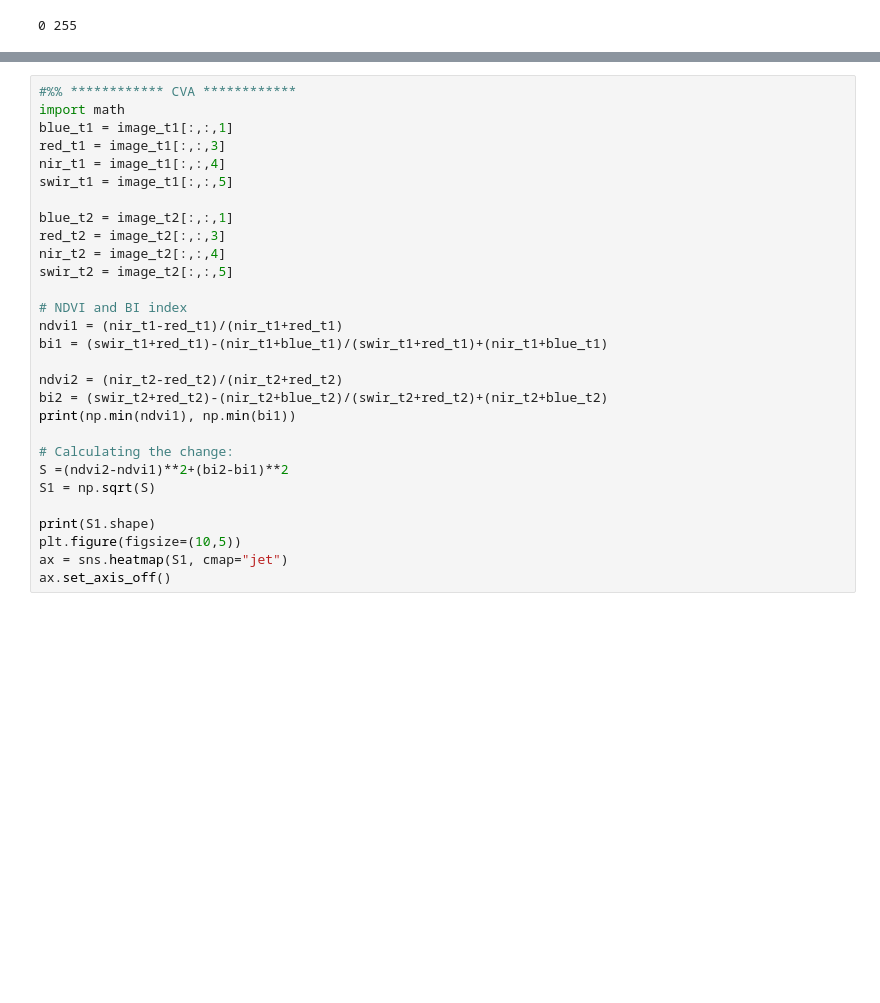
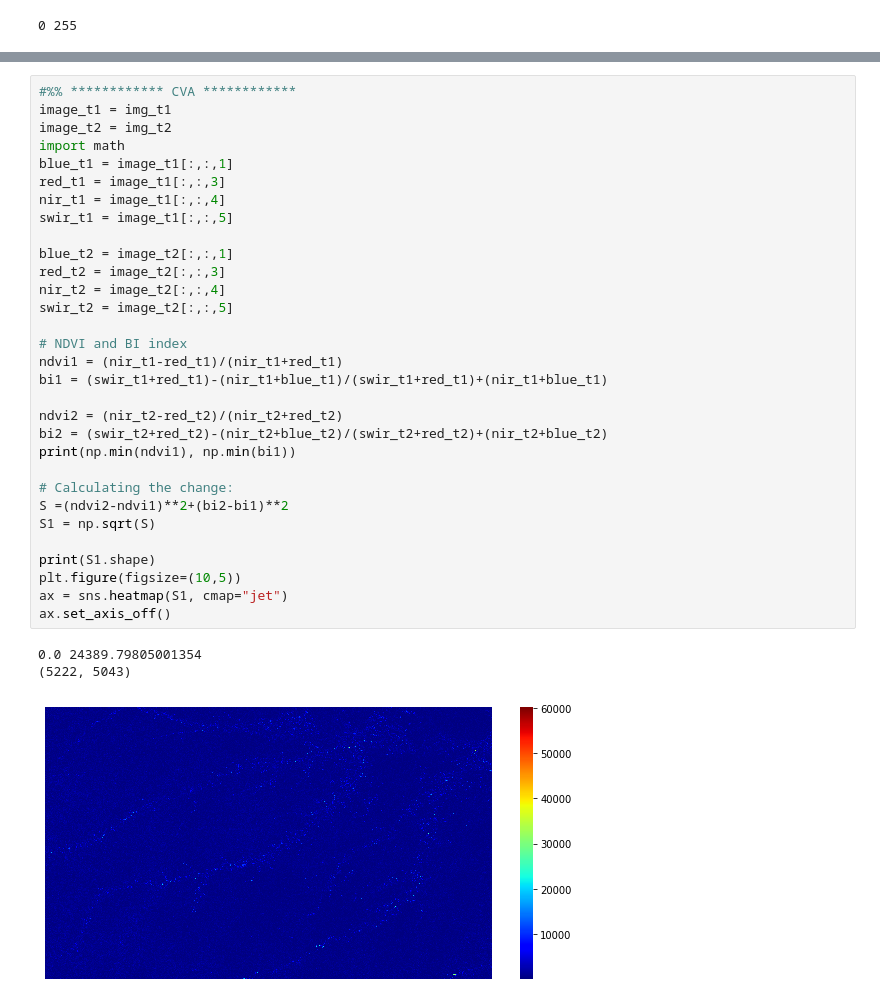
Before and after one commit to thimabru1010/resuneta, a Jupyter notebook: test_notebooks/CVA_test.ipynb, the cells around one changed output, grey strips where cells are left out. Cells and saved outputs as stored; diff of their text form; blank space fills up the shorter version.

```diff
--- a/test_notebooks/CVA_test.ipynb
+++ b/test_notebooks/CVA_test.ipynb
@@ -65,29 +66,35 @@ plt.imshow(img_t1_bgr)
 # %%
 #%% ************ CVA ************
+image_t1 = img_t1
+image_t2 = img_t2
 import math
 blue_t1 = image_t1[:,:,1]
 red_t1 = image_t1[:,:,3]
 nir_t1 = image_t1[:,:,4]
 swir_t1 = image_t1[:,:,5]
 
 blue_t2 = image_t2[:,:,1]
 red_t2 = image_t2[:,:,3]
 nir_t2 = image_t2[:,:,4]
 swir_t2 = image_t2[:,:,5]
 
 # NDVI and BI index
 ndvi1 = (nir_t1-red_t1)/(nir_t1+red_t1)
 bi1 = (swir_t1+red_t1)-(nir_t1+blue_t1)/(swir_t1+red_t1)+(nir_t1+blue_t1)
 
 ndvi2 = (nir_t2-red_t2)/(nir_t2+red_t2)
 bi2 = (swir_t2+red_t2)-(nir_t2+blue_t2)/(swir_t2+red_t2)+(nir_t2+blue_t2)
 print(np.min(ndvi1), np.min(bi1))
 
 # Calculating the change:
 S =(ndvi2-ndvi1)**2+(bi2-bi1)**2
 S1 = np.sqrt(S)
 
 print(S1.shape)
 plt.figure(figsize=(10,5))
 ax = sns.heatmap(S1, cmap="jet")
 ax.set_axis_off()
+# %% [output]
+0.0 24389.79805001354
+(5222, 5043)
+[figure, added]
```
Also changed, not shown: parts of 5 cells of this notebook, 4 other files.
